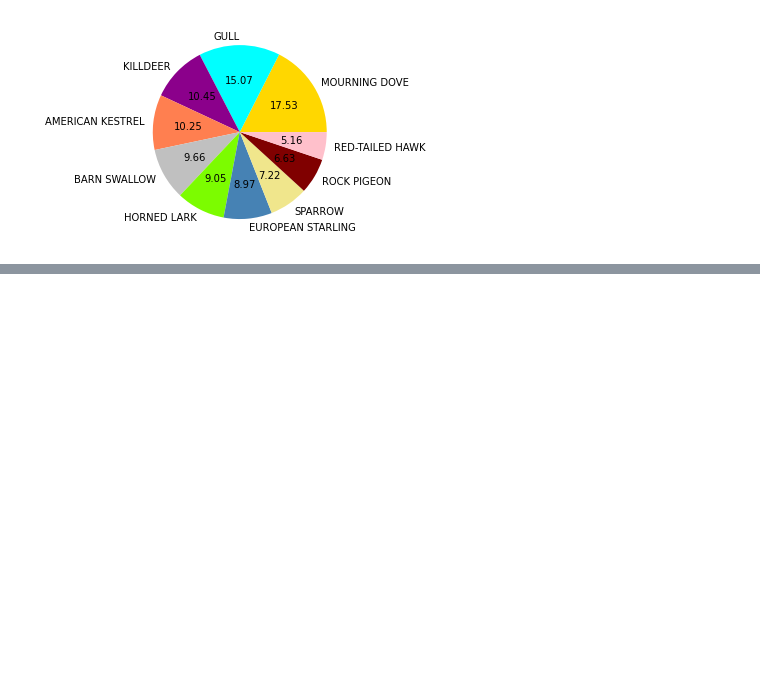
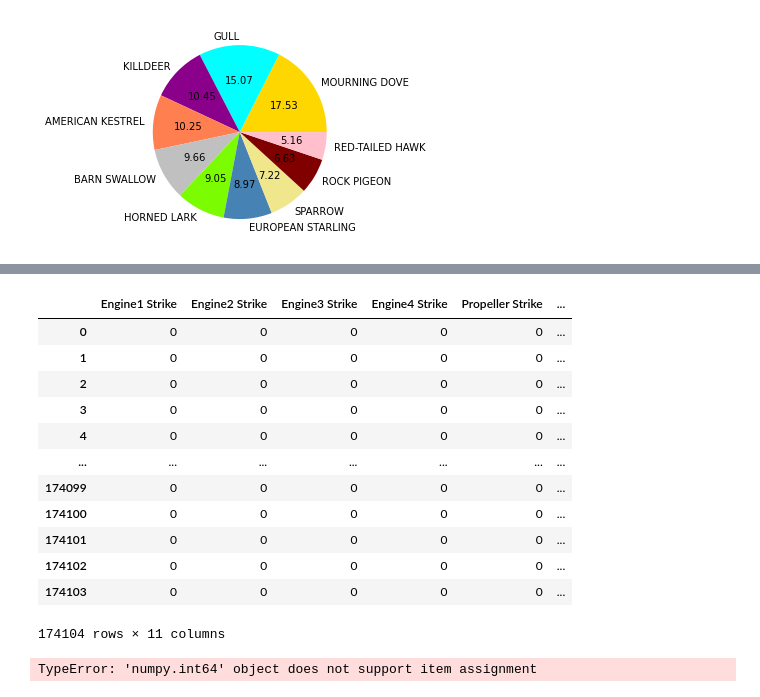
Before and after one commit to kplam624/Birds-Plane-Incident-Analysis, a Jupyter notebook: Starter_code_planes.ipynb, the cells around one changed output, grey strips where cells are left out. Drawn from its saved outputs; the diff is of its cells as text; code cells hidden in the pictures; blank space fills up the shorter version.

```diff
--- a/Starter_code_planes.ipynb
+++ b/Starter_code_planes.ipynb
@@ -152,0 +271,19 @@ dtype: int64
+# %%
+new_df = df[['Engine1 Strike','Engine2 Strike','Engine3 Strike','Engine4 Strike',
+            'Propeller Strike','Wing or Rotor Strike','Fuselage Strike','Landing Gear Strike',
+            'Tail Strike','Lights Strike','Other Strike']]
+new_df
+# %% [output]
+|  | Engine1 Strike | Engine2 Strike | Engine3 Strike | Engine4 Strike | Propeller Strike | ... |
+| 0 | 0 | 0 | 0 | 0 | 0 | ... |
+| 1 | 0 | 0 | 0 | 0 | 0 | ... |
+| 2 | 0 | 0 | 0 | 0 | 0 | ... |
+| 3 | 0 | 0 | 0 | 0 | 0 | ... |
+| 4 | 0 | 0 | 0 | 0 | 0 | ... |
+| ... | ... | ... | ... | ... | ... | ... |
+| 174099 | 0 | 0 | 0 | 0 | 0 | ... |
+| 174100 | 0 | 0 | 0 | 0 | 0 | ... |
+| 174101 | 0 | 0 | 0 | 0 | 0 | ... |
+| 174102 | 0 | 0 | 0 | 0 | 0 | ... |
+| 174103 | 0 | 0 | 0 | 0 | 0 | ... |
+174104 rows × 11 columns
@@ -152,0 +292,5 @@ dtype: int64
+# %%
+new_clean_df['Engine Strikes'] = new_df.iloc[:,0:3].sum(axis = 1)
+new_clean_df.head()
+# %% [output]
+TypeError: 'numpy.int64' object does not support item assignment
```
Also changed, not shown: parts of 11 cells of this notebook, 1 other file.
